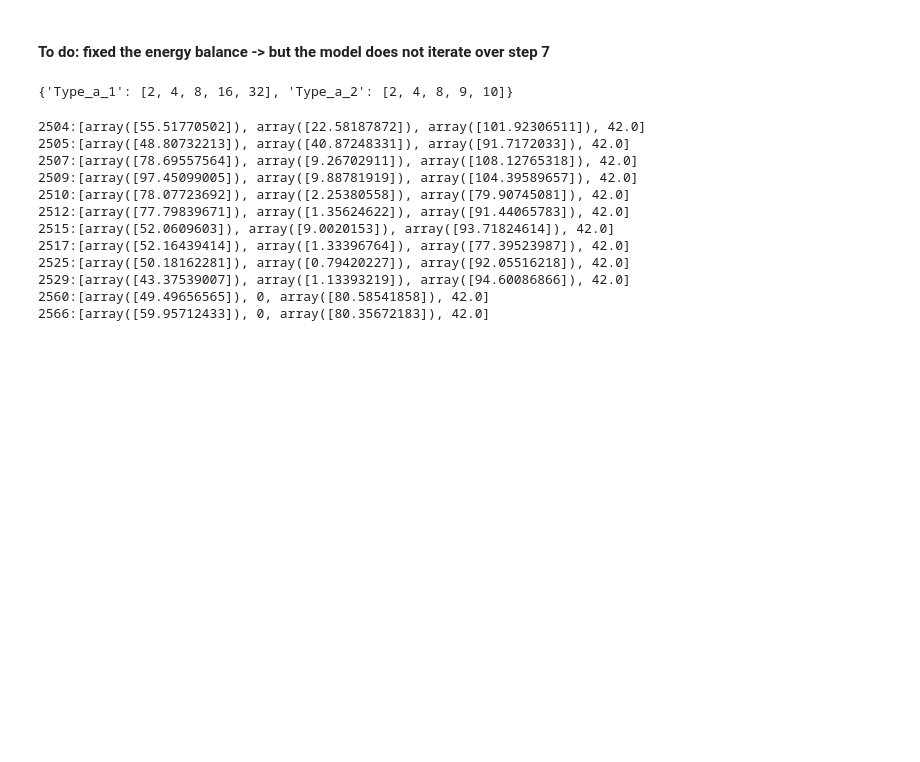
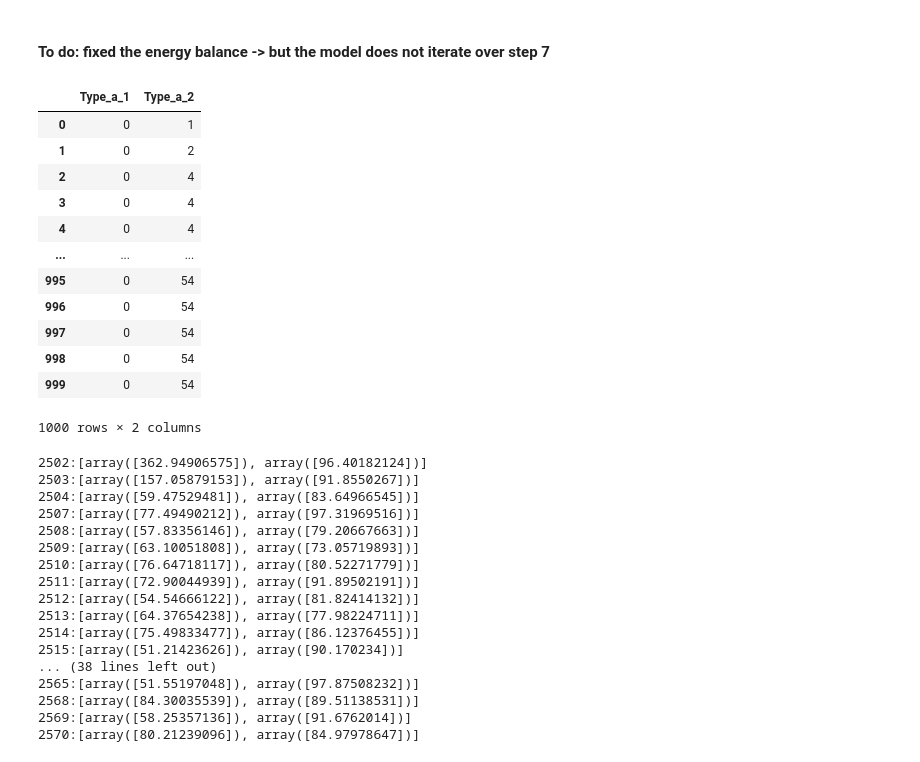
Before and after one commit to IlyaSchneider10/BottMedical_Microbiome, a Jupyter notebook: Play_around.ipynb, the cells around one changed output. Saved outputs shown, nothing was run; the diff lists cells and outputs as text; code cells hidden in the pictures; blank space fills up the shorter version.

```diff
--- a/Play_around.ipynb
+++ b/Play_around.ipynb
@@ -42,7 +264,6 @@ class Type_a_2(mesa.Agent):
         self.max_possible_consumption = 0
         self.energy_yield = 0.5 # Reference paper has 0.15, does not work in our case because then the produced_energy < survival_energy
         self.maintenance = 0.1 # Reference paper. Units of energy that a unit of mass requieres per each time step
-
 
         self.produced_energy = 0
         self.survival_energy = 0
@@ -113,7 +334,7 @@ class Type_a_2(mesa.Agent):
 
                 # subract nutrient and set has_eaten
                 soil.nutrients[nutrient] -= actual_consumption
-                self.has_eaten = True
+
 
                 self.produced_energy = self.energy_yield * actual_consumption # convert the consumed nutrients into energy
                 self.survival_energy = self.maintenance * self.mass # the energy that bacteria needs to survive
@@ -124,7 +345,7 @@ class Type_a_2(mesa.Agent):
                     self.mass += self.energy_netto / 2 # Reference paper. If there is some avalaible energy, bacterium will convert half of it into mass
                 else:
                     self.mass = 0.9 * self.mass # Reference paper. If the netto energy balance is negative -> bacteria does not cover its maintenance -> shrinks 10%
-
+                self.has_eaten = True
 
                 break
 
@@ -185,18 +406,15 @@ class Type_a_2(mesa.Agent):
     # dies if its on the same field as soil that contains an antibiotic from antibiotics_list
     def die(self):
 
-        if self.mass < self.min_mass:
-
-            self.model.grid.remove_agent(self)
-            self.model.schedule.remove(self)
-
         soil = self.model.grid.get_cell_list_contents([self.pos])[0]
         for antibiotic in self.antibiotics_list:
 
             # check for antibiotic
-            if antibiotic in soil.antibiotics and soil.antibiotics[antibiotic] > 0:
+            if (antibiotic in soil.antibiotics and soil.antibiotics[antibiotic] > 0) or (self.mass < self.min_mass):
                 # die
-                soil.antibiotics[antibiotic] -= 1
+                if antibiotic in soil.antibiotics and soil.antibiotics[antibiotic] > 0:
+                    soil.antibiotics[antibiotic] -= 1
+
                 self.model.grid.remove_agent(self)
                 self.model.schedule.remove(self)
 
@@ -264,11 +482,13 @@ class Soil(mesa.Agent):
 
 ### MODEL
 
+### MODEL
+
 class Microbiome(mesa.Model):
     """A model with some number of agents."""
     # EVERYTHING WITH FIVE HASHTAGS IS RELATED TO INITIAL MESA SCAFFOLD AND COULD BE USEFULL IN THE FUTURE
 
-    def __init__(self, num_type_a_1, num_type_a_2 ,is_torus, grid_height, grid_width, avrg_mass_num_type_a_2 = average_bacteria_mass):
+    def __init__(self, num_type_a_1, num_type_a_2 ,is_torus, grid_height, grid_width, avrg_mass_num_type_a = average_bacteria_mass, immediate_killing = False):
 
         ################################
         ### CUSTOMIZABLE VARIABLES
@@ -337,7 +557,7 @@ class Microbiome(mesa.Model):
         for i in range(num_type_a_1):
             x = self.random.randrange(self.grid.width)
             y = self.random.randrange(self.grid.height)
-            a = Type_a_1(self.next_id(), self, (x, y))
+            a = Type_a_1(self.next_id(), self, (x, y), avrg_mass_num_type_a, immediate_killing)
             self.schedule.add(a)
             # Add the agent to a random grid cell
             self.grid.place_agent(a, (x, y))
@@ -346,7 +566,7 @@ class Microbiome(mesa.Model):
         for i in range(num_type_a_2):
             x = self.random.randrange(self.grid.width)
             y = self.random.randrange(self.grid.height)
-            a = Type_a_2(self.next_id(), self, (x, y), avrg_mass_num_type_a_2)
+            a = Type_a_2(self.next_id(), self, (x, y), avrg_mass_num_type_a)
             self.schedule.add(a)
             # Add the agent to a random grid cell
             self.grid.place_agent(a, (x, y))
@@ -409,17 +629,29 @@ class Microbiome(mesa.Model):
 #### To do: fixed the energy balance -> but the model does not iterate over step 7
 # %%
 #Making x steps with in the model
-x = 5
+x = 1000
 
-model = Microbiome(2, 2, True, 50, 50)
+model = Microbiome(0, 1, True, 50, 50)
 for i in range(x):
     model.step()
 
 # Check the numbers of agents
 
-model.datacollector.model_vars
+model.datacollector.get_model_vars_dataframe()
 # %% [output]
+|  | Type_a_1 | Type_a_2 |
+| 0 | 0 | 1 |
+| 1 | 0 | 2 |
+| 2 | 0 | 4 |
+| 3 | 0 | 4 |
+| 4 | 0 | 4 |
+| ... | ... | ... |
+| 995 | 0 | 54 |
+| 996 | 0 | 54 |
+| 997 | 0 | 54 |
+| 998 | 0 | 54 |
+| 999 | 0 | 54 |
-{'Type_a_1': [2, 4, 8, 16, 32], 'Type_a_2': [2, 4, 8, 9, 10]}
+1000 rows × 2 columns
 # %%
 # Extract the data about mass of one of the bacteria
 
@@ -428,24 +660,30 @@ for agent in my_agents:
 
     my_vars = []
 
-    # Access the variables of the current agent
+    # Acess the variables of the current agent
     my_vars.append(agent.mass)
-    my_vars.append(agent.energy_netto)
     my_vars.append(agent.split_mass)
-    my_vars.append(agent.min_mass)
+
+    # my_vars.append(agent.energy_netto)
+    # my_vars.append(agent.survival_energy)
 
     # Print the unique ID and variable of the current agent
     print(f"{agent.unique_id}:{my_vars}")
 # %% [output]
-2504:[array([55.51770502]), array([22.58187872]), array([101.92306511]), 42.0]
-2505:[array([48.80732213]), array([40.87248331]), array([91.7172033]), 42.0]
-2507:[array([78.69557564]), array([9.26702911]), array([108.12765318]), 42.0]
-2509:[array([97.45099005]), array([9.88781919]), array([104.39589657]), 42.0]
-2510:[array([78.07723692]), array([2.25380558]), array([79.90745081]), 42.0]
-2512:[array([77.79839671]), array([1.35624622]), array([91.44065783]), 42.0]
-2515:[array([52.0609603]), array([9.0020153]), array([93.71824614]), 42.0]
-2517:[array([52.16439414]), array([1.33396764]), array([77.39523987]), 42.0]
-2525:[array([50.18162281]), array([0.79420227]), array([92.05516218]), 42.0]
-2529:[array([43.37539007]), array([1.13393219]), array([94.60086866]), 42.0]
-2560:[array([49.49656565]), 0, array([80.58541858]), 42.0]
-2566:[array([59.95712433]), 0, array([80.35672183]), 42.0]
+2502:[array([362.94906575]), array([96.40182124])]
+2503:[array([157.05879153]), array([91.8550267])]
+2504:[array([59.47529481]), array([83.64966545])]
+2507:[array([77.49490212]), array([97.31969516])]
+2508:[array([57.83356146]), array([79.20667663])]
+2509:[array([63.10051808]), array([73.05719893])]
+2510:[array([76.64718117]), array([80.52271779])]
+2511:[array([72.90044939]), array([91.89502191])]
+2512:[array([54.54666122]), array([81.82414132])]
+2513:[array([64.37654238]), array([77.98224711])]
+2514:[array([75.49833477]), array([86.12376455])]
+2515:[array([51.21423626]), array([90.170234])]
+... (38 lines left out)
+2565:[array([51.55197048]), array([97.87508232])]
+2568:[array([84.30035539]), array([89.51138531])]
+2569:[array([58.25357136]), array([91.6762014])]
+2570:[array([80.21239096]), array([84.97978647])]
```
Also changed, not shown: parts of 4 cells of this notebook, 2 other files.
